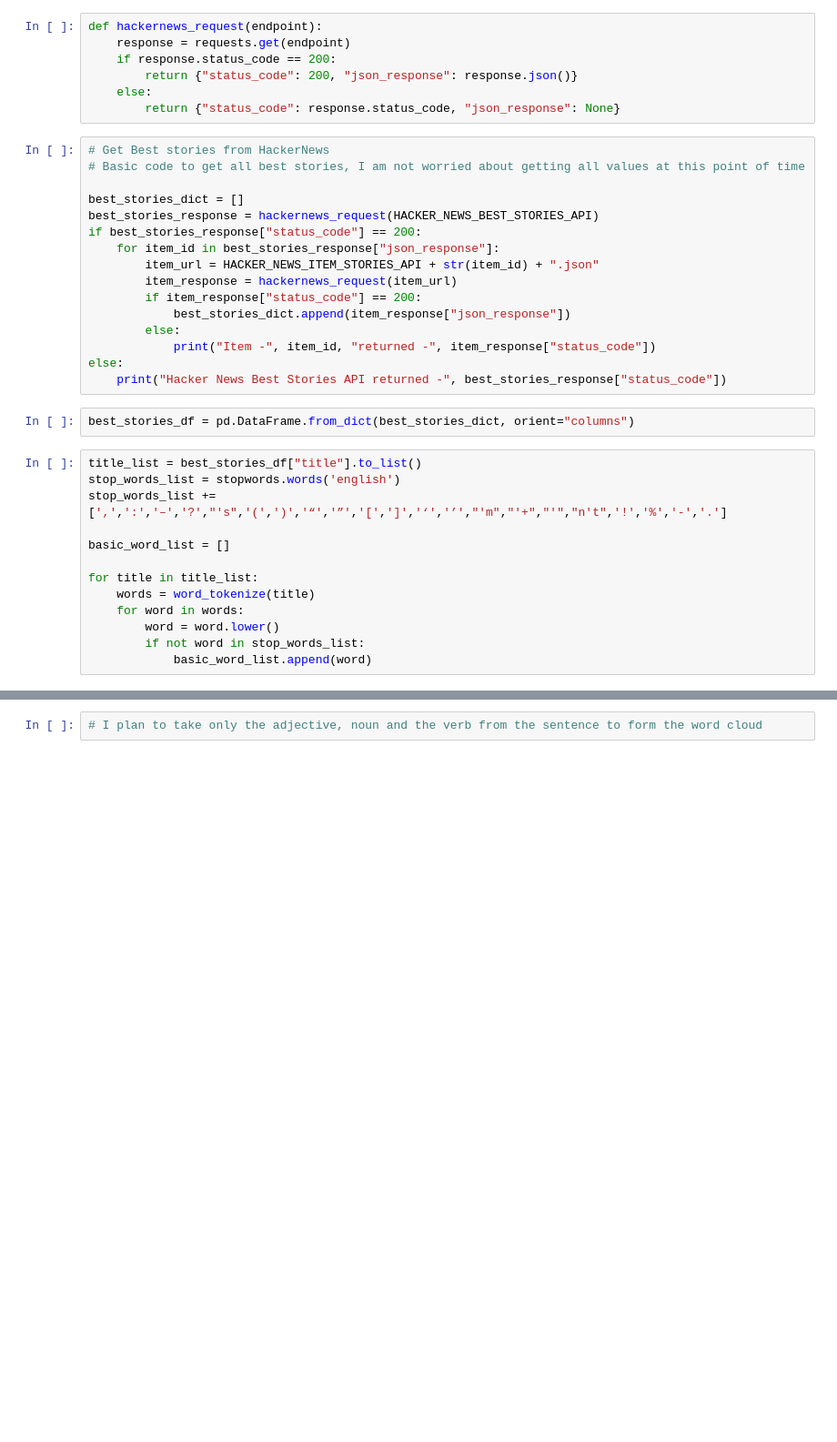
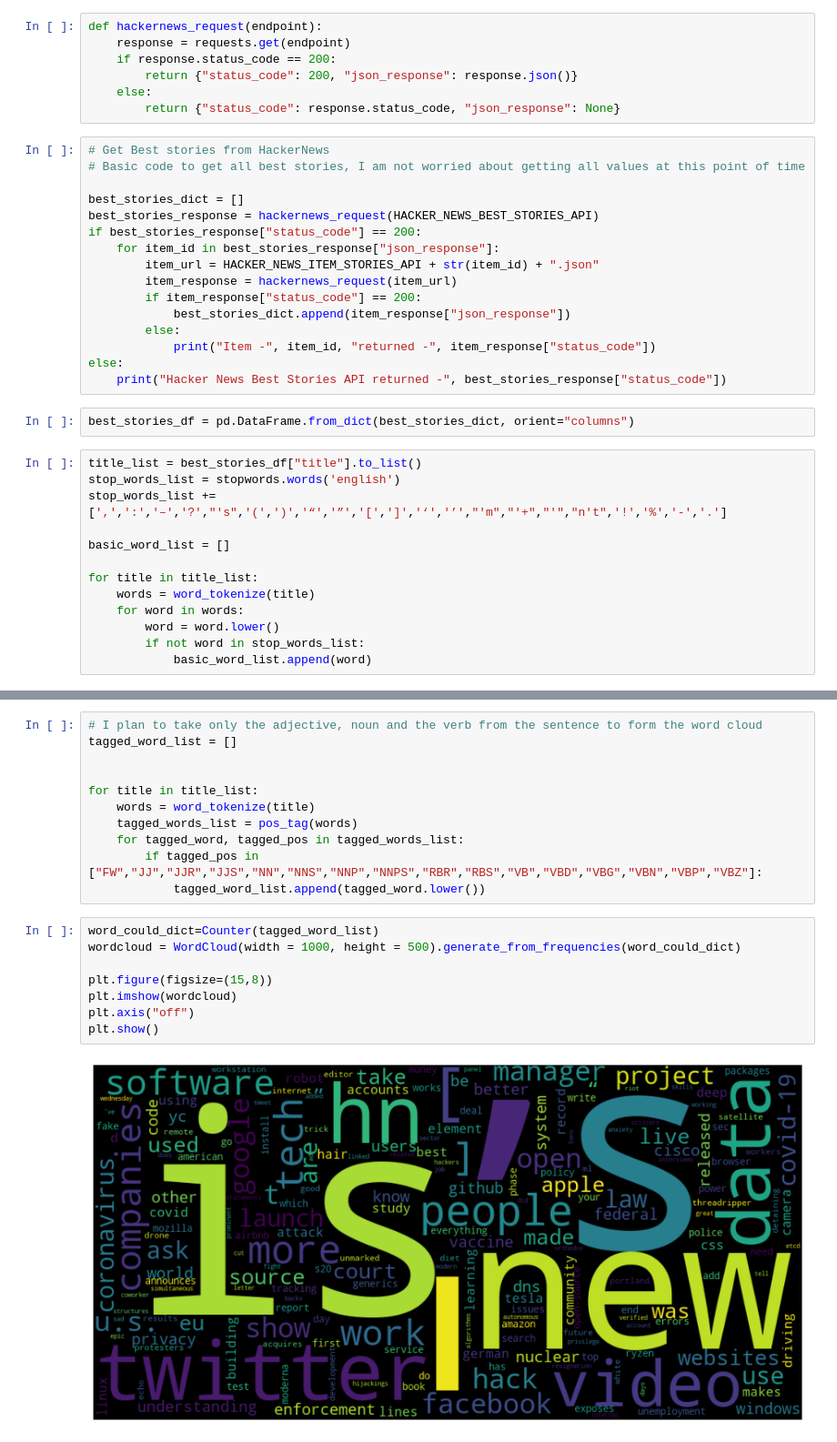
Before and after one commit to djsbalakrishnan/Coulson, a Jupyter notebook: AnalyzeHackerNews.ipynb, the cells around one changed output, grey strips where cells are left out. Shown at 91% size. Cells and saved outputs as stored; diff of their text form; blank space fills up the shorter version.

Commit message:
Word cloud with POS

```diff
--- a/AnalyzeHackerNews.ipynb
+++ b/AnalyzeHackerNews.ipynb
@@ -62,2 +84,21 @@ plt.show()
 # %%
 # I plan to take only the adjective, noun and the verb from the sentence to form the word cloud
+tagged_word_list = []
+
+
+for title in title_list:
+    words = word_tokenize(title)
+    tagged_words_list = pos_tag(words)
+    for tagged_word, tagged_pos in tagged_words_list:
+        if tagged_pos in ["FW","JJ","JJR","JJS","NN","NNS","NNP","NNPS","RBR","RBS","VB","VBD","VBG","VBN","VBP","VBZ"]:
+            tagged_word_list.append(tagged_word.lower())
+# %%
+word_could_dict=Counter(tagged_word_list)
+wordcloud = WordCloud(width = 1000, height = 500).generate_from_frequencies(word_could_dict)
+
+plt.figure(figsize=(15,8))
+plt.imshow(wordcloud)
+plt.axis("off")
+plt.show()
+# %% [output]
+[figure, added]
```
Also changed, not shown: parts of 3 cells of this notebook.
